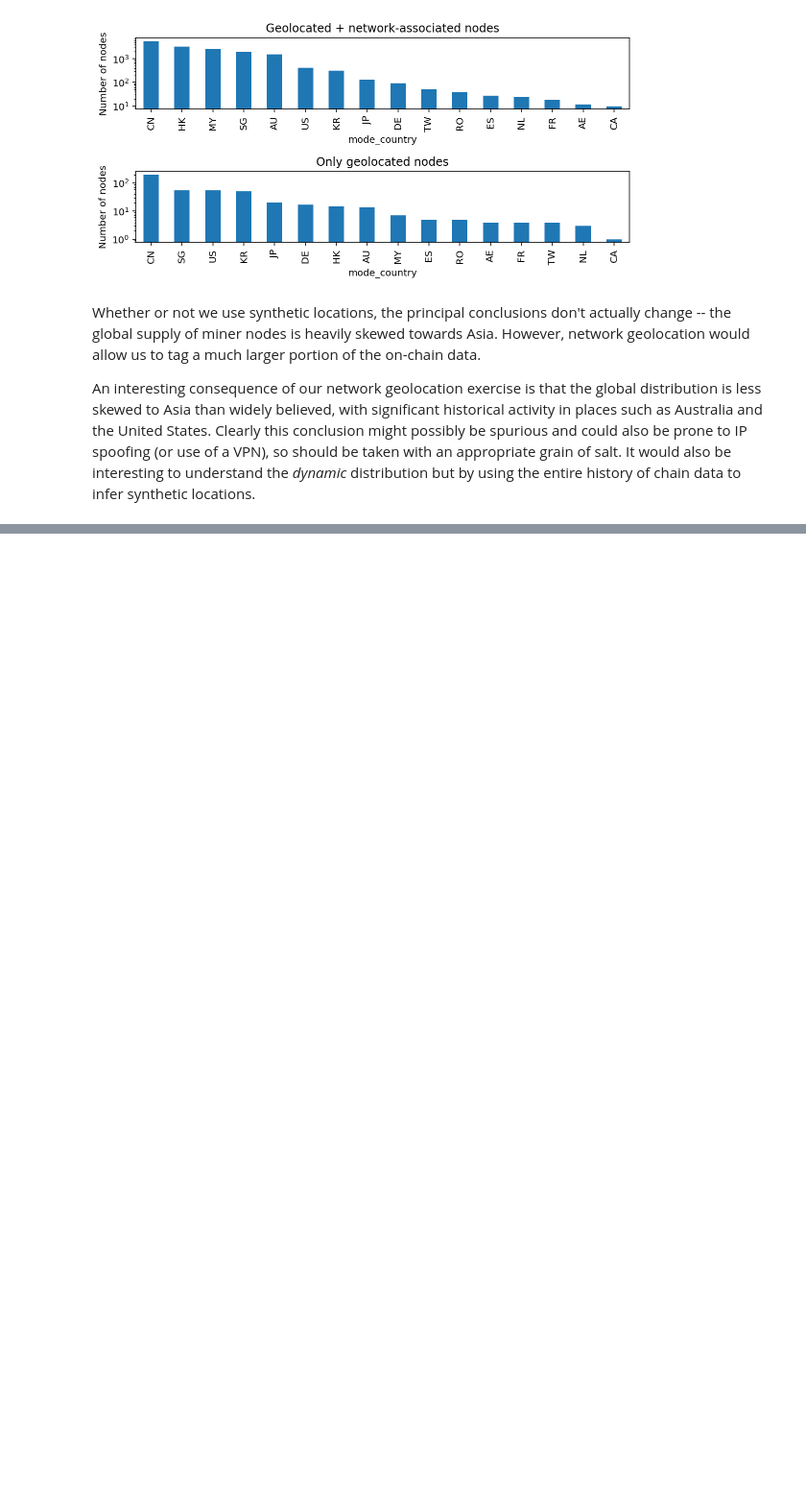
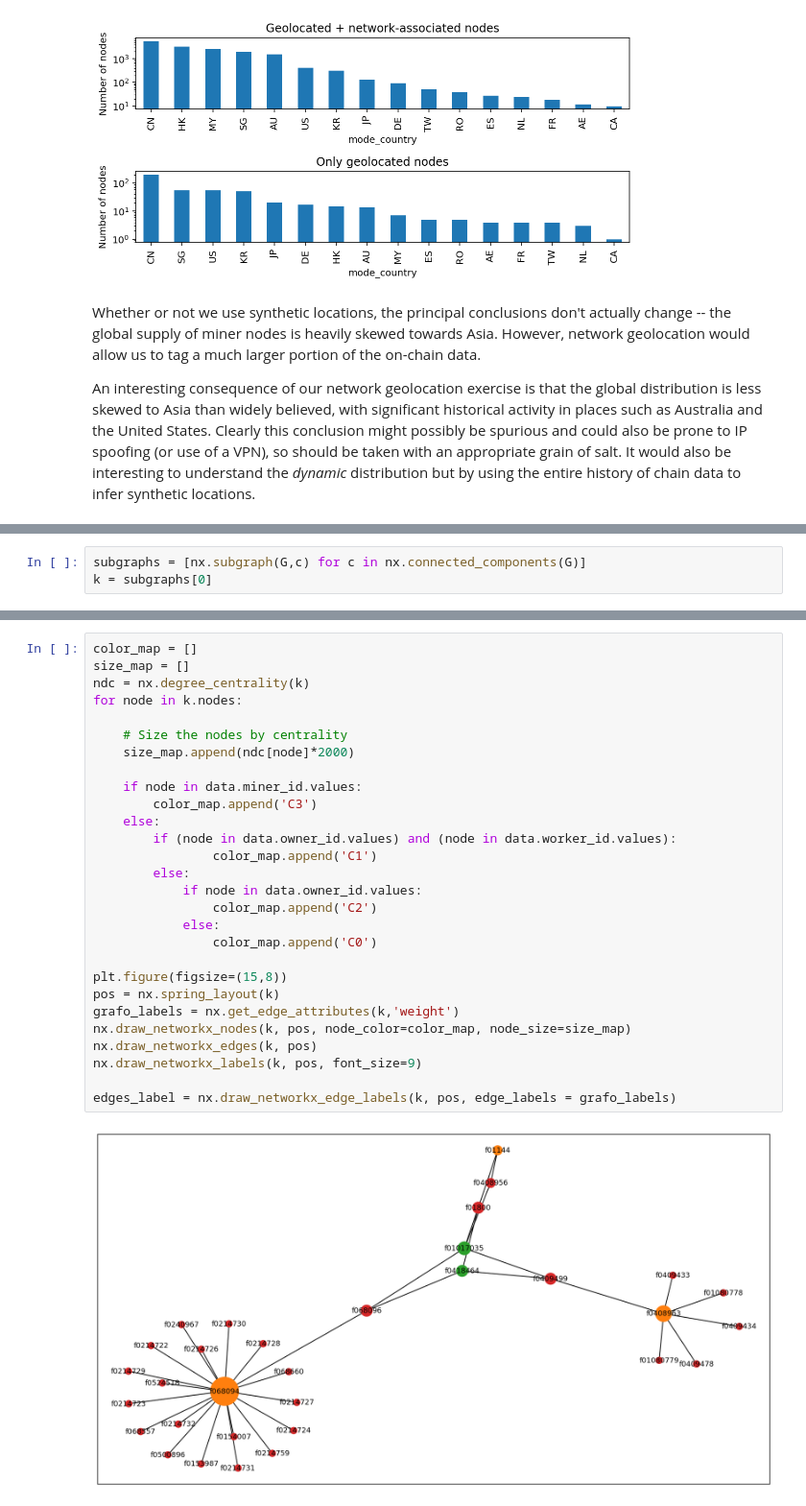
Before and after one commit to beng-starboard/filecoin-miner-network, a Jupyter notebook: notebooks/Miner network relationships.ipynb, the cells around one changed output, grey strips where cells are left out. Shown at 96% size. Cells and saved outputs as stored; diff of their text form; blank space fills up the shorter version.

```diff
--- a/notebooks/Miner network relationships.ipynb
+++ b/notebooks/Miner network relationships.ipynb
@@ -272,0 +279,3 @@ An interesting consequence of our network geolocation exercise is that the globa
+# %%
+subgraphs = [nx.subgraph(G,c) for c in nx.connected_components(G)]
+k = subgraphs[0]
@@ -272,0 +291,30 @@ An interesting consequence of our network geolocation exercise is that the globa
+# %%
+color_map = []
+size_map = []
+ndc = nx.degree_centrality(k)
+for node in k.nodes:
+
+    # Size the nodes by centrality
+    size_map.append(ndc[node]*2000)
+
+    if node in data.miner_id.values:
+        color_map.append('C3')
+    else:
+        if (node in data.owner_id.values) and (node in data.worker_id.values):
+                color_map.append('C1')
+        else:
+            if node in data.owner_id.values:
+                color_map.append('C2')
+            else:
+                color_map.append('C0')
+
+plt.figure(figsize=(15,8))
+pos = nx.spring_layout(k)
+grafo_labels = nx.get_edge_attributes(k,'weight')
+nx.draw_networkx_nodes(k, pos, node_color=color_map, node_size=size_map)
+nx.draw_networkx_edges(k, pos)
+nx.draw_networkx_labels(k, pos, font_size=9)
+
+edges_label = nx.draw_networkx_edge_labels(k, pos, edge_labels = grafo_labels)
+# %% [output]
+[figure, added]
```
Also changed, not shown: parts of 5 cells of this notebook.
